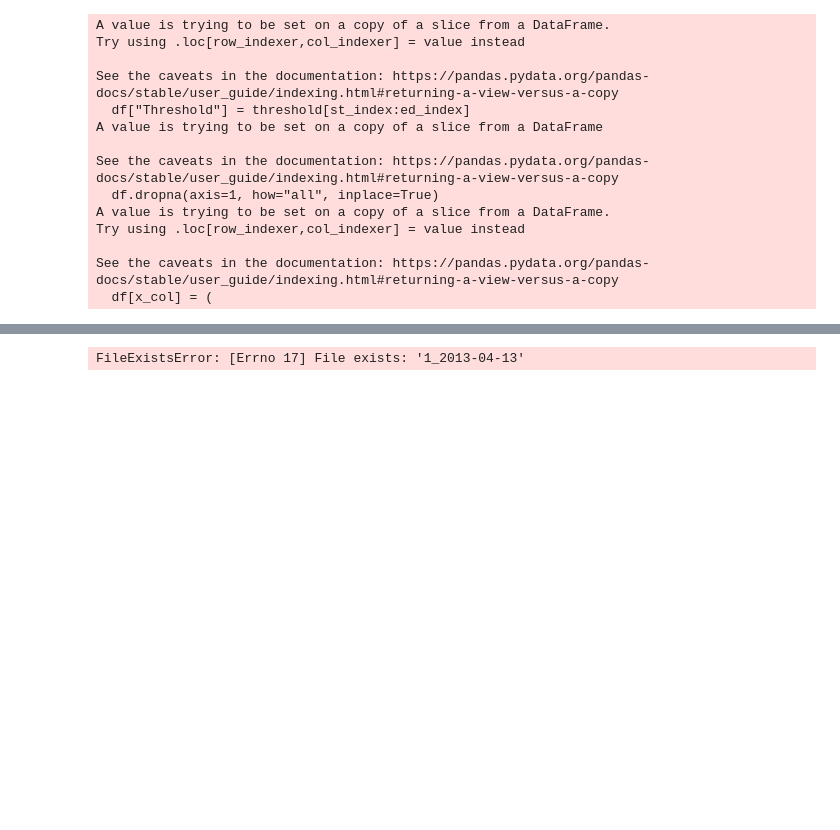
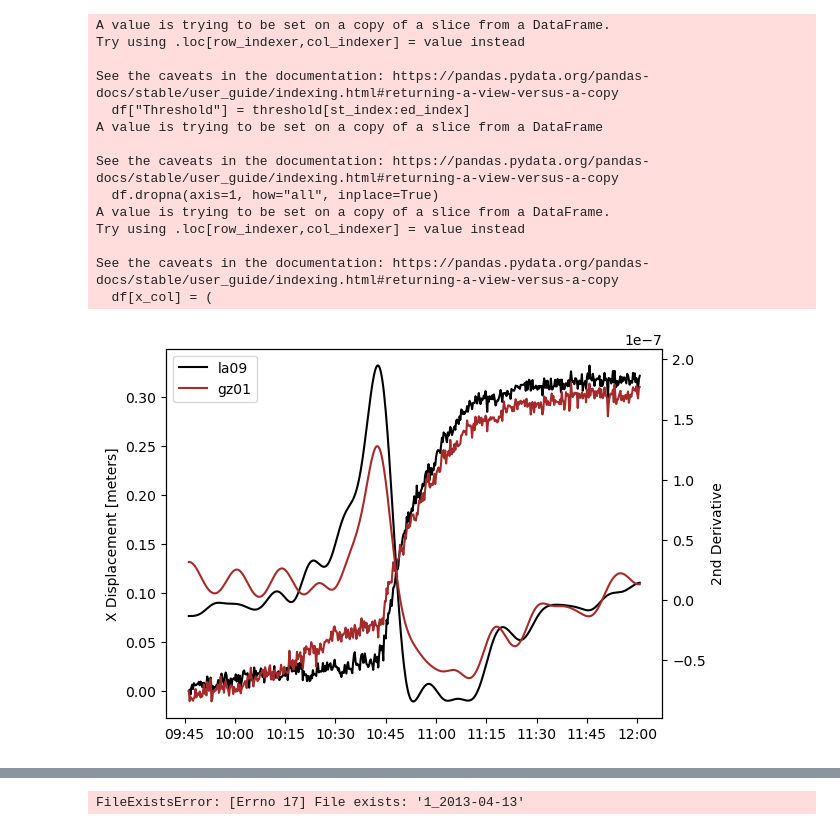
Before and after one commit to zsk4/WhillansCatalogPaper, a Jupyter notebook: Figure2/Figure2.ipynb, the cells around one changed output, grey strips where cells are left out. Cells and saved outputs as stored; diff of their text form; code cells hidden in the pictures; blank space fills up the shorter version.

```diff
--- a/Figure2/Figure2.ipynb
+++ b/Figure2/Figure2.ipynb
@@ -247,6 +249,38 @@ def plot_event(j, event_to_plot):
     ax2.plot(times, ax2_dummy, color="gray")
     for label in ax2.xaxis.get_ticklabels()[::2]:
         label.set_visible(False)
+# %%
+def plot_grads(event_to_plot, grad1s, grad2s):
+    import matplotlib.colors as mcolors
+
+    original_colors = list(mcolors.CSS4_COLORS.keys())[:30]
+
+    x_cols = [col for col in event_to_plot if col.endswith("x")]
+    times = [
+        datetime.datetime.strptime(time, "%Y-%m-%d %H:%M:%S")
+        for time in event_to_plot["time"]
+    ]
+
+    fig, ax1 = plt.subplots()
+    ax2 = ax1.twinx()
+    # Create pairs of light and adark colors for trace and 2nd deriv
+    for i, (x_col, grad2) in enumerate(zip(x_cols, grad2s)):
+        if x_col in ["gz01x", "la09x"]:
+            demeaned_to_0 = (event_to_plot[x_col] - np.mean(event_to_plot[x_col])) - (
+                event_to_plot[x_col][event_to_plot.index[0]]
+                - np.mean(event_to_plot[x_col])
+            )
+            if not np.isnan(event_to_plot[x_col][event_to_plot.index[0]]):
+                ax1.plot(
+                    times, demeaned_to_0, label=x_col[:-1], color=original_colors[i]
+                )
+
+            ax2.plot(times, grad2, color=original_colors[i])
+
+    ax1.set_ylabel("X Displacement [meters]")
+    ax1.xaxis.set_major_formatter(mdates.DateFormatter("%H:%M"))
+    ax1.legend()
+    ax2.set_ylabel("2nd Derivative")
 # %%
 def derivative(time, x_col, order, crit, spacing):
     """
@@ -270,33 +304,42 @@ def derivative(time, x_col, order, crit, spacing):
 
 
 def derivative2(time, grad, order, crit, spacing):
     # 2nd derivative
     b, a = scipy.signal.butter(order, crit)
     grad_filtered = scipy.signal.filtfilt(b, a, grad, padlen=50)
     grad2 = np.gradient(grad_filtered, spacing)
 
     return grad2
 
 
 # Compute average second derivatives of all traces for each event
 avg_grad2s = []
-for event in data["event"][:]:
+avg_grad1s = []
+for event in data["event"][104:105]:
     x_cols = [col for col in event if col.endswith("x")]
     grad2s = []
+    grad1s = []
     # print(len(event['time']),event['time'][0])
     for x_col in x_cols:
-        grad = derivative(event["time"], event[x_col], 4, 0.1, 15)
+        grad = derivative(event["time"], event[x_col], 1, 0.01, 15)
         grad2 = derivative(event["time"], grad, 4, 0.05, 15)
         grad2s.append(grad2)
+        grad1s.append(grad)
     avg_grad2s.append(np.nanmean(grad2s, axis=0))
+    avg_grad1s.append(np.nanmean(grad1s, axis=0))
+
+    plot_grads(event, grad1s, grad2s)
 data["grad2"] = avg_grad2s
+data["grad1"] = avg_grad1s
 
 # Compute index of max
 max_index = [np.argmax(i) for i in data["grad2"]]
 data["grad2maxIndex"] = max_index
 
 # Calculate event start times based on 2nd derivative
 data["ev_time"] = [
     data["event"][i]["time"][data["grad2maxIndex"][i]]
-    for i in range(len(data["event"]))
+    for i in range(len(data["event"][104:105]))
 ]
+# %% [output]
+[figure, added]
```
Also changed, not shown: parts of 4 cells of this notebook, 36 other files.
